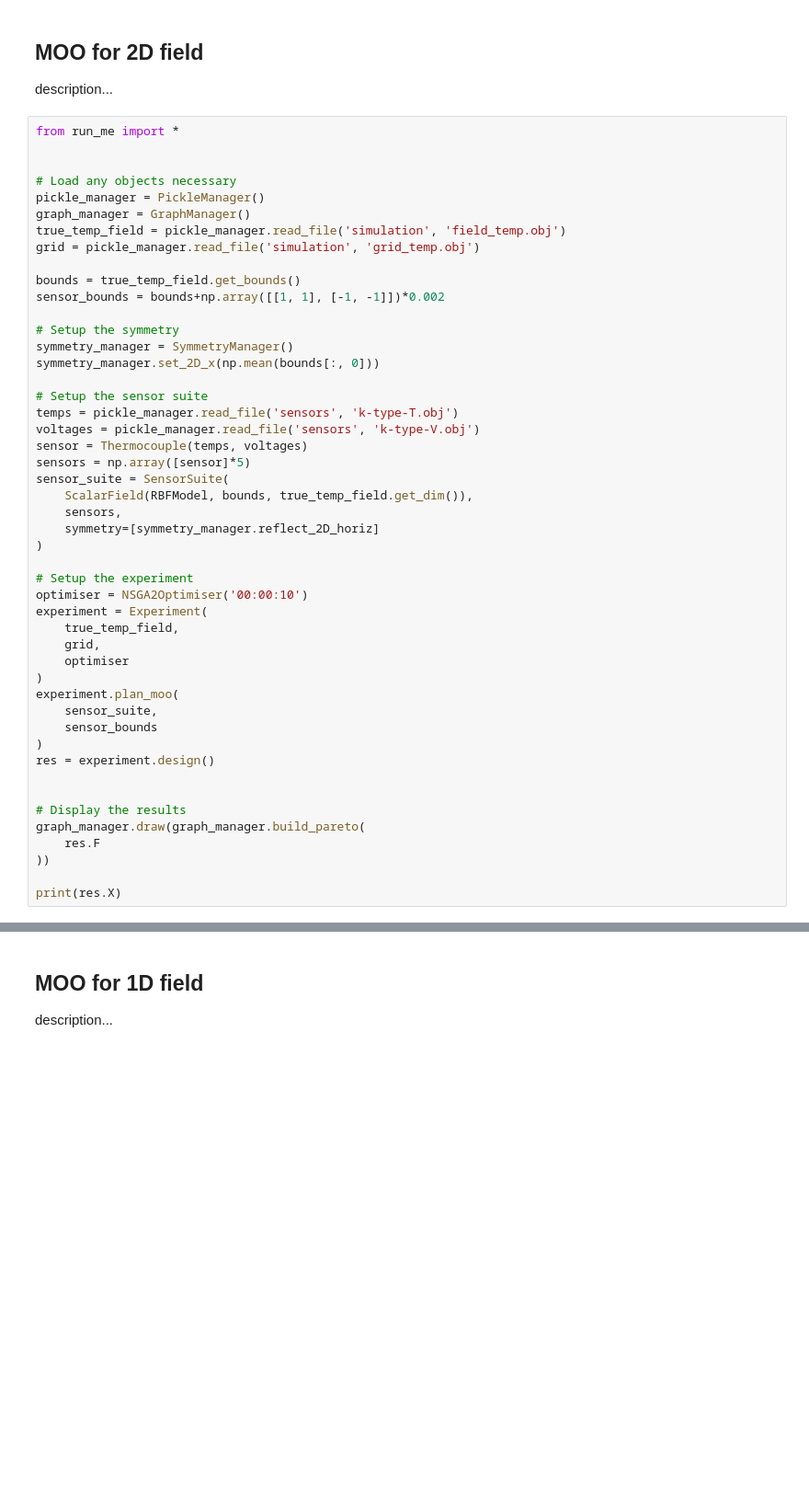
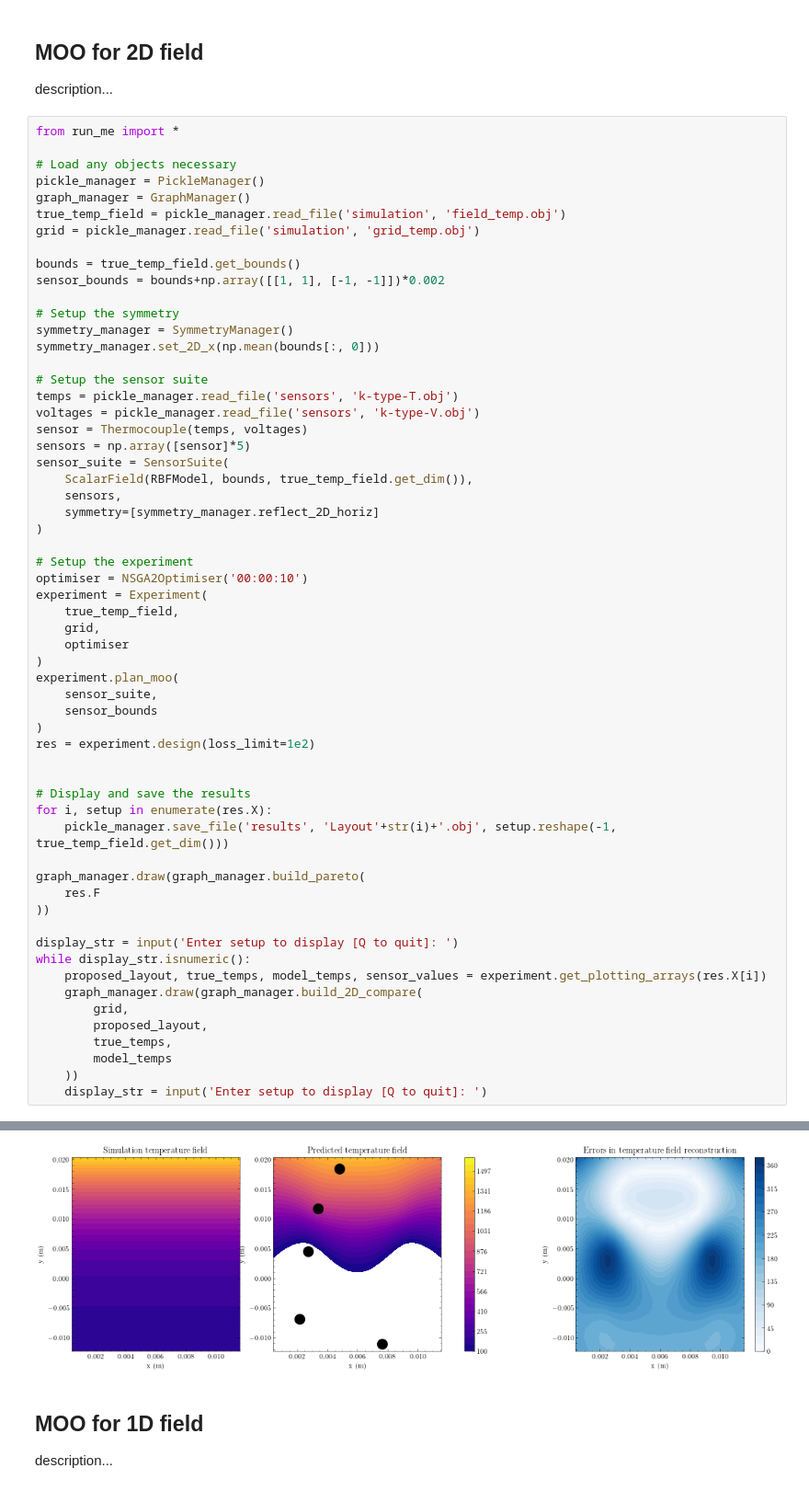
Before and after one commit to aurora-multiphysics/cyclops, a Jupyter notebook: manual/3 MOO experiment design.ipynb, the cells around one changed output, grey strips where cells are left out. Shown at 92% size. Drawn from its saved outputs; the diff is of its cells as text; blank space fills up the shorter version.

Commit message:
MOO select display

```diff
--- a/manual/3 MOO experiment design.ipynb
+++ b/manual/3 MOO experiment design.ipynb
@@ -20,7 +20,6 @@ print(src_path)
 description...
 # %%
 from run_me import *
-
 
 # Load any objects necessary
 pickle_manager = PickleManager()
@@ -57,15 +56,27 @@ experiment.plan_moo(
     sensor_suite,
     sensor_bounds
 )
-res = experiment.design()
+res = experiment.design(loss_limit=1e2)
 
 
-# Display the results
+# Display and save the results
+for i, setup in enumerate(res.X):
+    pickle_manager.save_file('results', 'Layout'+str(i)+'.obj', setup.reshape(-1, true_temp_field.get_dim()))
+
 graph_manager.draw(graph_manager.build_pareto(
     res.F
 ))
 
-print(res.X)
+display_str = input('Enter setup to display [Q to quit]: ')
+while display_str.isnumeric():
+    proposed_layout, true_temps, model_temps, sensor_values = experiment.get_plotting_arrays(res.X[i])
+    graph_manager.draw(graph_manager.build_2D_compare(
+        grid,
+        proposed_layout,
+        true_temps,
+        model_temps
+    ))
+    display_str = input('Enter setup to display [Q to quit]: ')
 # %% [output]
 ==========================================================
 n_gen  |  n_eval  | n_nds  |      eps      |   indicator
@@ -90,3 +100,4 @@ n_gen  |  n_eval  | n_nds  |      eps      |   indicator
+[figure, added]
 # %% [markdown]
 ## MOO for 1D field
 
```
Also changed, not shown: parts of 2 cells of this notebook, 4 other files.
